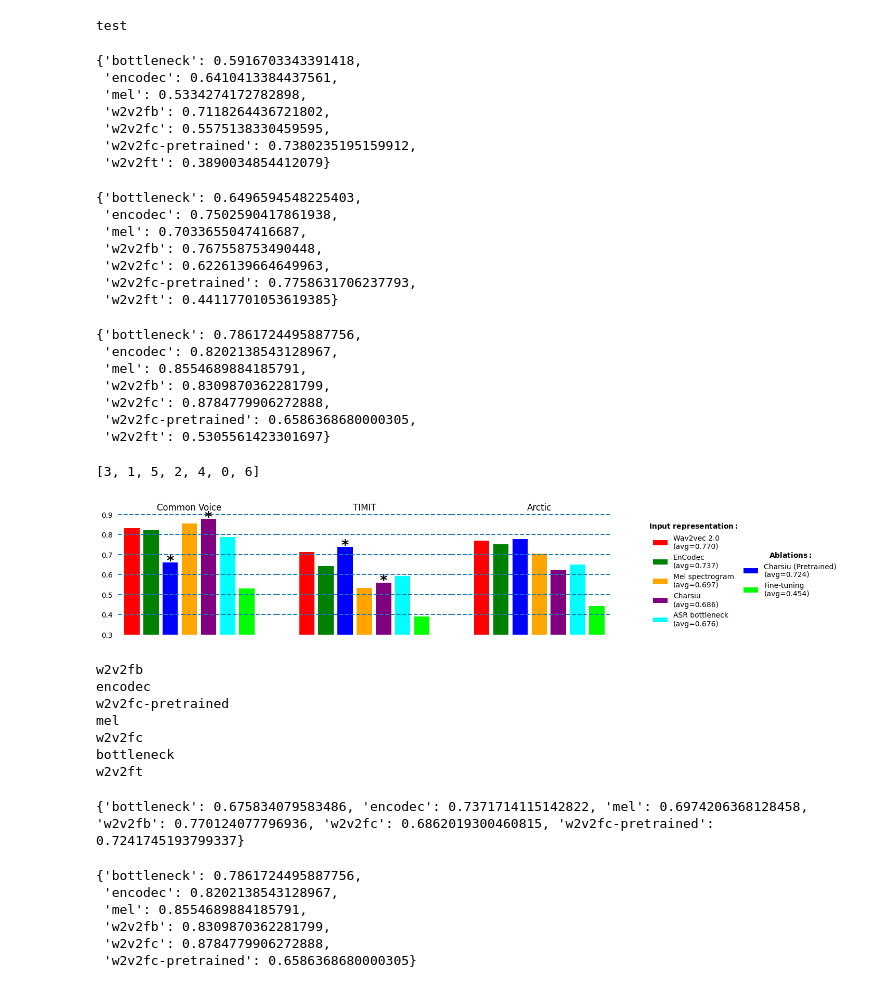
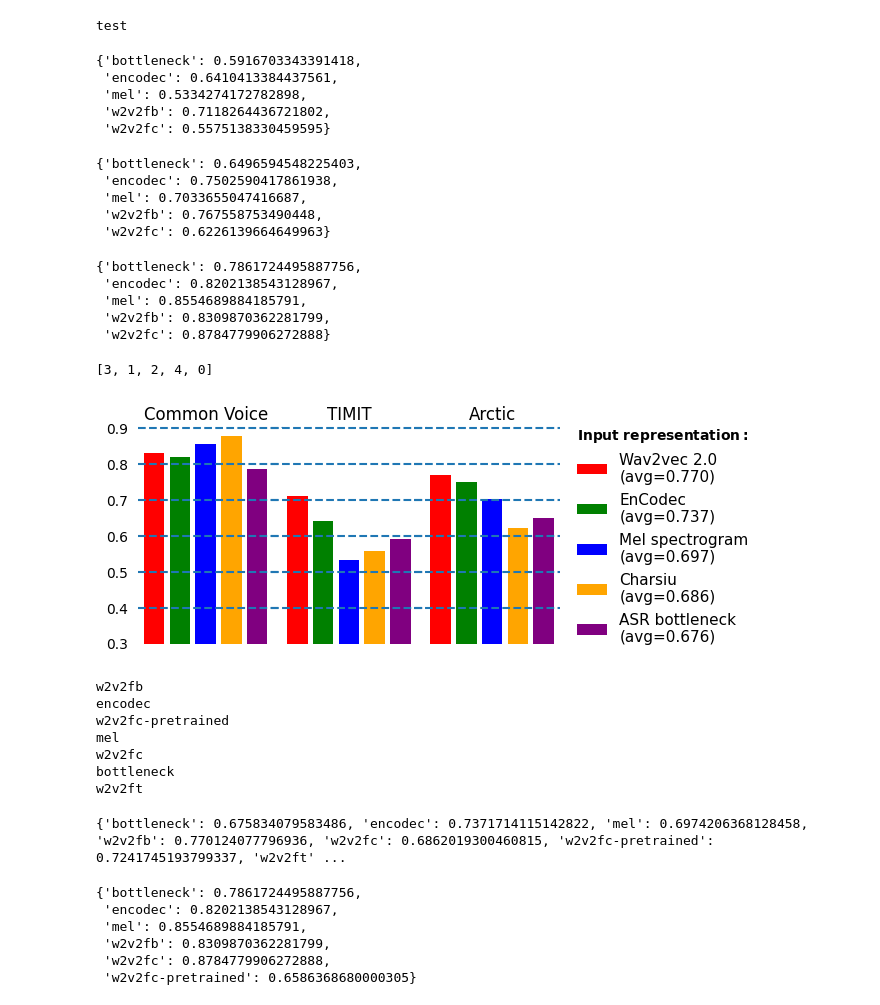
Before and after one commit to interactiveaudiolab/ppgs, a Jupyter notebook: notebooks/Graph.ipynb, the cells around one changed output. Drawn from its saved outputs; the diff is of its cells as text; code cells hidden in the pictures.

```diff
--- a/notebooks/Graph.ipynb
+++ b/notebooks/Graph.ipynb
@@ -16,8 +19,8 @@ models = [
     'mel',
     'w2v2fb',
     'w2v2fc',
-    'w2v2fc-pretrained',
-    'w2v2ft',
+    # 'w2v2fc-pretrained',
+    # 'w2v2ft',
     # 'w2v2fb-ctc'
 ]
 eval_files = {model: eval_dir / model / 'overall-test.json' for model in models}
@@ -43,9 +46,7 @@ timit_accuracies
  'encodec': 0.6410413384437561,
  'mel': 0.5334274172782898,
  'w2v2fb': 0.7118264436721802,
- 'w2v2fc': 0.5575138330459595,
- 'w2v2fc-pretrained': 0.7380235195159912,
- 'w2v2ft': 0.3890034854412079}
+ 'w2v2fc': 0.5575138330459595}
 # %%
 arctic_accuracies
 # %% [output]
@@ -53,9 +54,7 @@ arctic_accuracies
  'encodec': 0.7502590417861938,
  'mel': 0.7033655047416687,
  'w2v2fb': 0.767558753490448,
- 'w2v2fc': 0.6226139664649963,
- 'w2v2fc-pretrained': 0.7758631706237793,
- 'w2v2ft': 0.44117701053619385}
+ 'w2v2fc': 0.6226139664649963}
 # %%
 common_voice_accuracies
 # %% [output]
@@ -63,9 +62,7 @@ common_voice_accuracies
  'encodec': 0.8202138543128967,
  'mel': 0.8554689884185791,
  'w2v2fb': 0.8309870362281799,
- 'w2v2fc': 0.8784779906272888,
- 'w2v2fc-pretrained': 0.6586368680000305,
- 'w2v2ft': 0.5305561423301697}
+ 'w2v2fc': 0.8784779906272888}
 # %%
 average_accuracies = {}
 for model in models:
@@ -79,7 +76,7 @@ average_accuracy_items = list(average_accuracies.items())
 indices = list(reversed(np.argsort([item[1] for item in average_accuracy_items])))
 indices
 # %% [output]
-[3, 1, 5, 2, 4, 0, 6]
+[3, 1, 2, 4, 0]
 # %%
 model_colors = ['red', 'green', 'blue', 'orange', 'purple', 'cyan', 'lime', 'magenta']
 label_map = {
@@ -100,9 +97,9 @@ asterisked = [
 ]
 top_legend_models = ['bottleneck', 'encodec', 'mel', 'w2v2fb', 'w2v2fc']
 bottom_legend_models = [m for m in models if m not in top_legend_models]
-figure, axes = plt.subplots(1, 4, sharey=True, figsize=(18, 3), width_ratios=[1, 1, 1, 1.4])
+figure, axes = plt.subplots(1, 4, sharey=True, figsize=(8, 2.8), width_ratios=[1, 1, 1, 1.4])
 datasets = ['Common Voice', 'TIMIT', 'Arctic']
-inter_figure_distance = 0.115
+inter_figure_distance = 0.075 -0.0025
 for i, accuracies in enumerate([common_voice_accuracies, timit_accuracies, arctic_accuracies]):
     ax = axes[i]
     ax.set_ylim(0.3, 0.9)
@@ -112,57 +109,60 @@ for i, accuracies in enumerate([common_voice_accuracies, timit_accuracies, arcti
     bar = ax.bar(range(len(accuracies)), [list(accuracies.values())[idx] for idx in indices], align='center', color=model_colors)
     # ax.set_xticks(range(len(accuracies)), list(accuracies.keys()), rotation=45, rotation_mode='anchor', ha='right')
     ax.set_xticks(range(len(accuracies)), [label_map[k] for k in accuracies.keys()], rotation=45, rotation_mode='anchor', ha='right', visible=False)
     ax.set_title(f'{datasets[i]}')
     if i == 0:
         xmin = 0
         xmax = 1 + inter_figure_distance
     elif i == len(datasets) - 1:
         xmin = 0 - inter_figure_distance
         xmax = 1
     else:
         xmin = 0 - inter_figure_distance
         xmax = 1 + inter_figure_distance
     for y in [0.4, 0.5, 0.6, 0.7, 0.8, 0.9]:
         ax.axhline(y, linestyle='dashed', clip_on=False, xmin=xmin, xmax=xmax)
 
-    for dataset, model in asterisked:
-        if dataset == datasets[i]:
-            idx = indices.index(models.index(model))
-            current_bar = list(bar)[idx]
-            ax.text(
-                current_bar.get_x() + current_bar.get_width()/2.0,
-                current_bar.get_height()*0.99,
-                r'$\bf{*}$',
-                ha='center',
-                va='baseline',
-                fontsize=20
-            )
+    # for dataset, model in asterisked:
+    #     if dataset == datasets[i]:
+    #         idx = indices.index(models.index(model))
+    #         current_bar = list(bar)[idx]
+    #         ax.text(
+    #             current_bar.get_x() + current_bar.get_width()/2.0,
+    #             current_bar.get_height()*0.99,
+    #             r'$\bf{*}$',
+    #             ha='center',
+    #             va='baseline',
+    #             fontsize=20
+    #         )
 
 lax = axes[-1]
 lax.axis('off')
 legend_labels = [label_map[models[idx]] + f'\n(avg={average_accuracy_items[idx][1]:.3f})' for idx in indices]
 top_legend = lax.legend(
     [b for i, b in enumerate(bar) if models[indices[i]] in top_legend_models],
     [l for i, l in enumerate(legend_labels) if models[indices[i]] in top_legend_models],
-    loc='center left',
+    loc='center',
     title=r'$\bf{Input\ representation:}$',
-    frameon=False
+    frameon=False,
+    fontsize=11
 )
-lax.add_artist(top_legend)
-lax.legend(
-    [b for i, b in enumerate(bar) if models[indices[i]] in bottom_legend_models],
-    [l for i, l in enumerate(legend_labels) if models[indices[i]] in bottom_legend_models],
-    loc='center right',
-    title=r'$\bf{Ablations:}$',
-    frameon=False
-)
+# lax.add_artist(top_legend)
+# lax.legend(
+#     [b for i, b in enumerate(bar) if models[indices[i]] in bottom_legend_models],
+#     [l for i, l in enumerate(legend_labels) if models[indices[i]] in bottom_legend_models],
+#     loc='upper right',
+#     title=r'$\bf{Ablations:}$',
+#     frameon=False,
+#     fontsize=10
+# )
 # lax.legend([b for i, b in enumerate(bar) if models[i] in bottom_legend_models], [l for i, l in enumerate(legend_labels) if models[i] in bottom_legend_models], loc='upper left', title='trained on:')
-
+# plt.tight_layout()
+plt.subplots_adjust(wspace=0.05)
 # figure.suptitle('Average frame-wise accuracy', y=1.05)
 # figure.legend(bar, [label_map[models[idx]] + f' (avg={average_accuracy_items[idx][1]:.3f})' for idx in indices], mode='expand', title='trained on:')
 figure.savefig('framewise_accuracy.pdf', bbox_inches='tight', pad_inches=0)
 # %% [output]
-[figure, old version]
+[figure, new version]
 # %%
 for idx in indices:
     print(models[idx])
@@ -177,7 +177,7 @@ w2v2ft
 # %%
 print(average_accuracies)
 # %% [output]
-{'bottleneck': 0.675834079583486, 'encodec': 0.7371714115142822, 'mel': 0.6974206368128458, 'w2v2fb': 0.770124077796936, 'w2v2fc': 0.6862019300460815, 'w2v2fc-pretrained': 0.7241745193799337}
+{'bottleneck': 0.675834079583486, 'encodec': 0.7371714115142822, 'mel': 0.6974206368128458, 'w2v2fb': 0.770124077796936, 'w2v2fc': 0.6862019300460815, 'w2v2fc-pretrained': 0.7241745193799337, 'w2v2ft' ...
 # %%
 common_voice_accuracies
 # %% [output]
```
Also changed, not shown: parts of 3 cells of this notebook, 11 other files.
